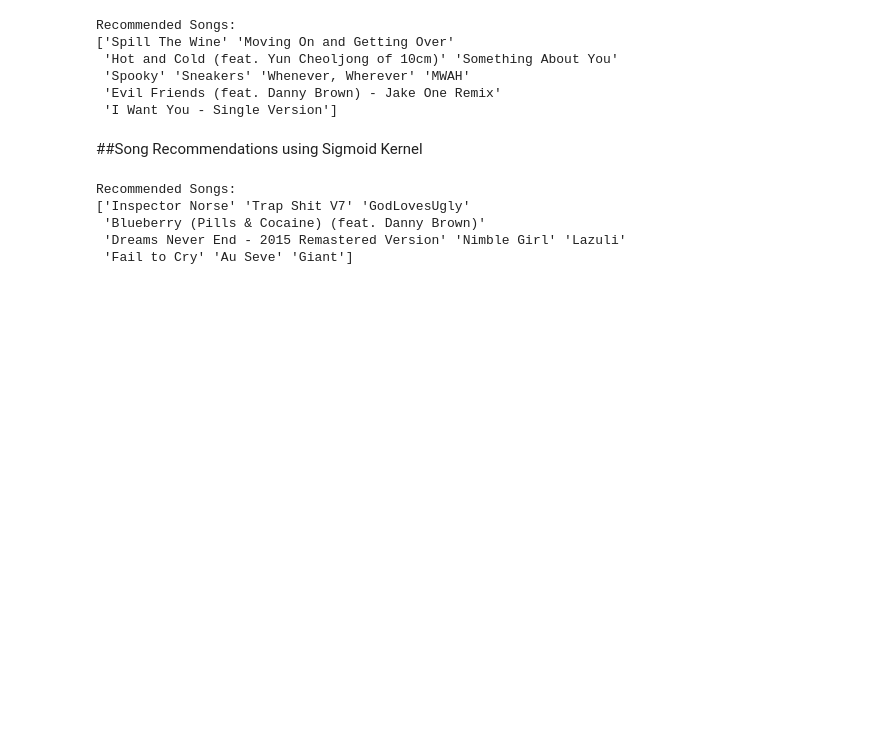
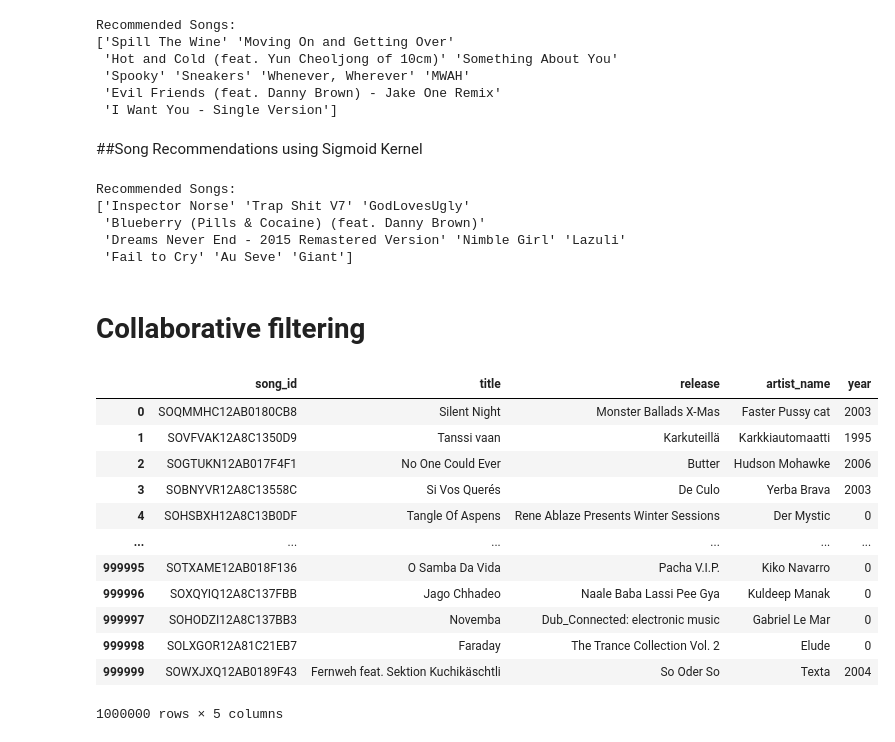
Before and after one commit to ERoszczyk/music_recommendation, a Jupyter notebook: notebooks/implementation.ipynb, the cells around one changed output. Cells and saved outputs as stored; diff of their text form; code cells hidden in the pictures; blank space fills up the shorter version.

```diff
--- a/notebooks/implementation.ipynb
+++ b/notebooks/implementation.ipynb
@@ -338,3 +342,22 @@ Recommended Songs:
  'Blueberry (Pills & Cocaine) (feat. Danny Brown)'
  'Dreams Never End - 2015 Remastered Version' 'Nimble Girl' 'Lazuli'
  'Fail to Cry' 'Au Seve' 'Giant']
+# %% [markdown]
+# Collaborative filtering
+# %%
+song_df = pd.read_csv('./music_recommendation/data/0_raw/msd_data/song_data.csv', sep=",", header=0)
+song_df
+# %% [output]
+|  | song_id | title | release | artist_name | year |
+| 0 | SOQMMHC12AB0180CB8 | Silent Night | Monster Ballads X-Mas | Faster Pussy cat | 2003 |
+| 1 | SOVFVAK12A8C1350D9 | Tanssi vaan | Karkuteillä | Karkkiautomaatti | 1995 |
+| 2 | SOGTUKN12AB017F4F1 | No One Could Ever | Butter | Hudson Mohawke | 2006 |
+| 3 | SOBNYVR12A8C13558C | Si Vos Querés | De Culo | Yerba Brava | 2003 |
+| 4 | SOHSBXH12A8C13B0DF | Tangle Of Aspens | Rene Ablaze Presents Winter Sessions | Der Mystic | 0 |
+| ... | ... | ... | ... | ... | ... |
+| 999995 | SOTXAME12AB018F136 | O Samba Da Vida | Pacha V.I.P. | Kiko Navarro | 0 |
+| 999996 | SOXQYIQ12A8C137FBB | Jago Chhadeo | Naale Baba Lassi Pee Gya | Kuldeep Manak | 0 |
+| 999997 | SOHODZI12A8C137BB3 | Novemba | Dub_Connected: electronic music | Gabriel Le Mar | 0 |
+| 999998 | SOLXGOR12A81C21EB7 | Faraday | The Trance Collection Vol. 2 | Elude | 0 |
+| 999999 | SOWXJXQ12AB0189F43 | Fernweh feat. Sektion Kuchikäschtli | So Oder So | Texta | 2004 |
+1000000 rows × 5 columns
```
Also changed, not shown: parts of 9 cells of this notebook.
